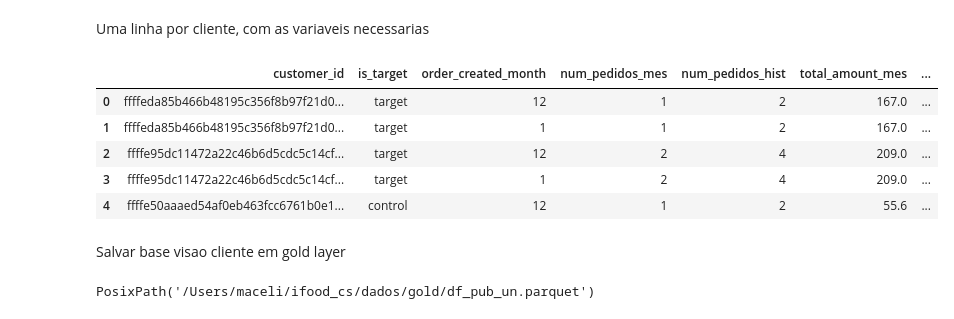
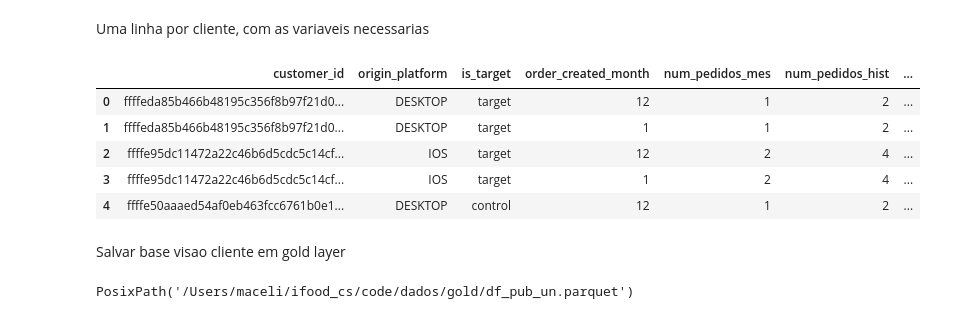
Before and after one commit to elianezanlorense/ifood_case, a Jupyter notebook: code/0.1 -Load_data.ipynb, the cells around one changed output. Saved outputs shown, nothing was run; the diff lists cells and outputs as text; code cells hidden in the pictures.

```diff
--- a/code/0.1 -Load_data.ipynb
+++ b/code/0.1 -Load_data.ipynb
@@ -175,18 +184,18 @@ PosixPath('/Users/maceli/ifood_cs/dados/silver/df_publico.parquet')
 # %% [markdown]
 Uma linha por cliente, com as variaveis necessarias
 # %%
-df_pub_un = df_publico[["customer_id","is_target", "order_created_month", "num_pedidos_mes", "num_pedidos_hist",'total_amount_mes','ticket_medio']].drop_duplicates().reset_index(drop=True)
+df_pub_un = df_publico[["customer_id",'origin_platform',"is_target", "order_created_month", "num_pedidos_mes", "num_pedidos_hist",'total_amount_mes','ticket_medio']].drop_duplicates().reset_index(drop=True)
 df_pub_un.head()
 # %% [output]
-|  | customer_id | is_target | order_created_month | num_pedidos_mes | num_pedidos_hist | total_amount_mes | ... |
-| 0 | ffffeda85b466b48195c356f8b97f21d0... | target | 12 | 1 | 2 | 167.0 | ... |
-| 1 | ffffeda85b466b48195c356f8b97f21d0... | target | 1 | 1 | 2 | 167.0 | ... |
-| 2 | ffffe95dc11472a22c46b6d5cdc5c14cf... | target | 12 | 2 | 4 | 209.0 | ... |
-| 3 | ffffe95dc11472a22c46b6d5cdc5c14cf... | target | 1 | 2 | 4 | 209.0 | ... |
-| 4 | ffffe50aaaed54af0eb463fcc6761b0e1... | control | 12 | 1 | 2 | 55.6 | ... |
+|  | customer_id | origin_platform | is_target | order_created_month | num_pedidos_mes | num_pedidos_hist | ... |
+| 0 | ffffeda85b466b48195c356f8b97f21d0... | DESKTOP | target | 12 | 1 | 2 | ... |
+| 1 | ffffeda85b466b48195c356f8b97f21d0... | DESKTOP | target | 1 | 1 | 2 | ... |
+| 2 | ffffe95dc11472a22c46b6d5cdc5c14cf... | IOS | target | 12 | 2 | 4 | ... |
+| 3 | ffffe95dc11472a22c46b6d5cdc5c14cf... | IOS | target | 1 | 2 | 4 | ... |
+| 4 | ffffe50aaaed54af0eb463fcc6761b0e1... | DESKTOP | control | 12 | 1 | 2 | ... |
 # %% [markdown]
 Salvar base visao cliente em gold layer
 # %%
 save_parquet(df_pub_un, "gold", "df_pub_un.parquet")
 # %% [output]
-PosixPath('/Users/maceli/ifood_cs/dados/gold/df_pub_un.parquet')
+PosixPath('/Users/maceli/ifood_cs/code/dados/gold/df_pub_un.parquet')
```
Also changed, not shown: parts of 6 cells of this notebook, 2 other files.
